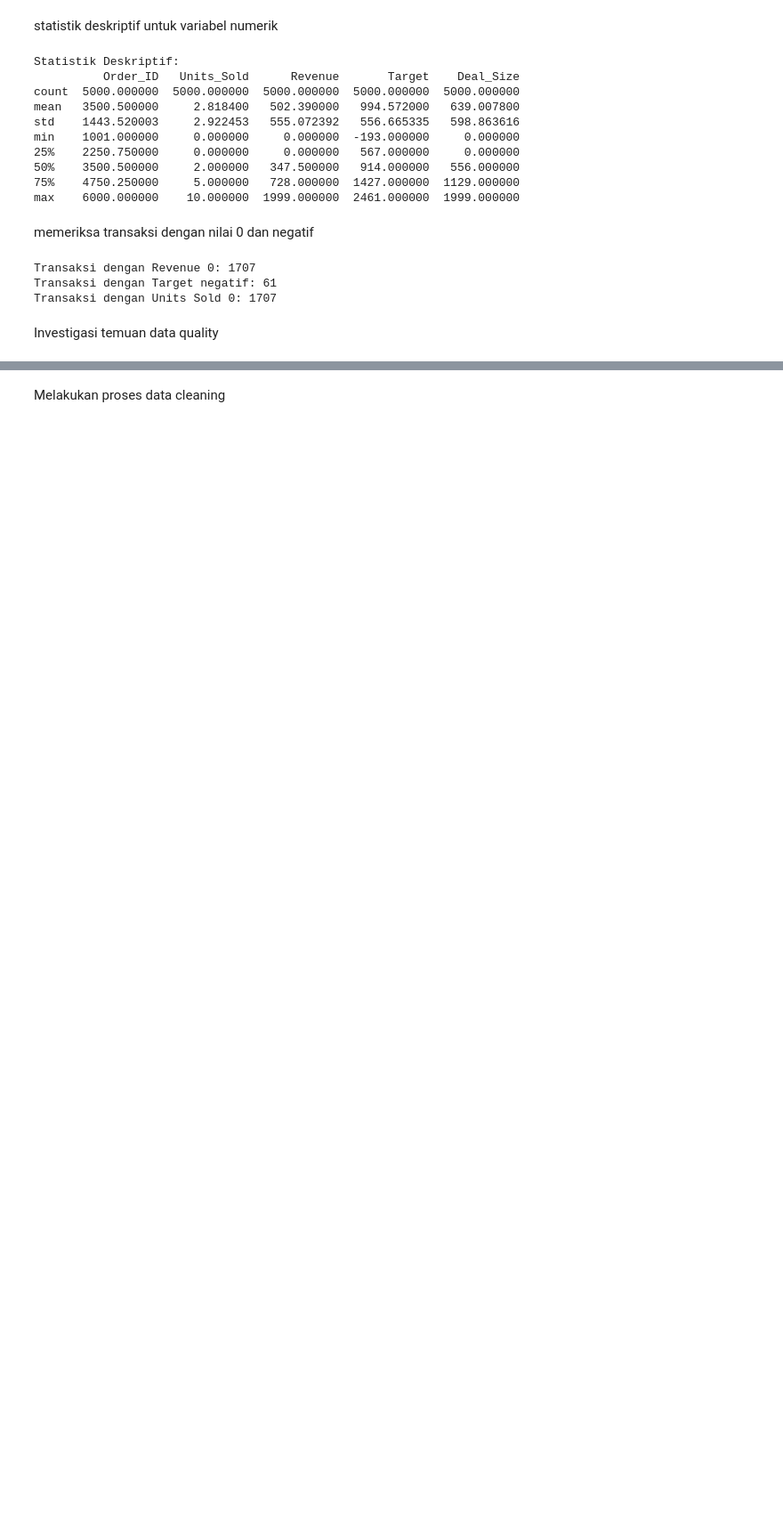
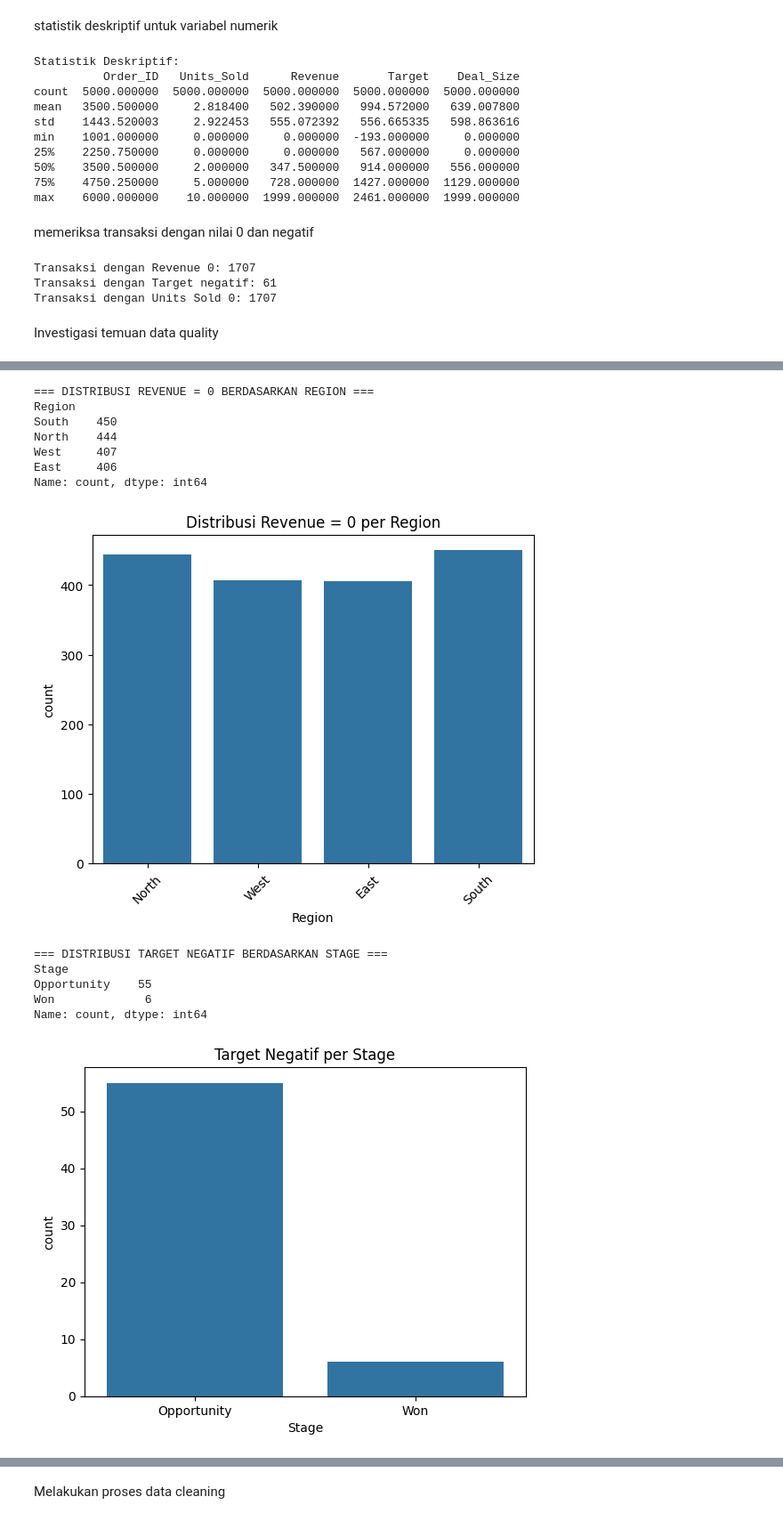
Before and after one commit to Rio-prst/MarketSalesDataAnalysis, a Jupyter notebook: final_project.ipynb, the cells around one changed output, grey strips where cells are left out. Shown at 89% size. Drawn from its saved outputs; the diff is of its cells as text; code cells hidden in the pictures; blank space fills up the shorter version.

```diff
--- a/final_project.ipynb
+++ b/final_project.ipynb
@@ -122,0 +201,41 @@ if len(deal_size_zero) > 0:
+# %%
+import seaborn as sns
+import matplotlib.pyplot as plt
+
+print("\n=== DISTRIBUSI REVENUE = 0 BERDASARKAN REGION ===")
+print(zero_revenue['Region'].value_counts())
+
+sns.countplot(data=zero_revenue, x='Region')
+plt.title("Distribusi Revenue = 0 per Region")
+plt.xticks(rotation=45)
+plt.show()
+
+print("\n=== DISTRIBUSI TARGET NEGATIF BERDASARKAN STAGE ===")
+print(negative_target['Stage'].value_counts())
+
+sns.countplot(data=negative_target, x='Stage')
+plt.title("Target Negatif per Stage")
+plt.show()
+
+print("\n=== DISTRIBUSI DEAL_SIZE = 0 BERDASARKAN CUSTOMER_SEGMENT ===")
+print(deal_size_zero['Customer_Segment'].value_counts())
+
+sns.countplot(data=deal_size_zero, x='Customer_Segment')
+plt.title("Deal Size 0 per Customer Segment")
+plt.xticks(rotation=45)
+plt.show()
+# %% [output]
+=== DISTRIBUSI REVENUE = 0 BERDASARKAN REGION ===
+Region
+South    450
+North    444
+West     407
+East     406
+Name: count, dtype: int64
+[figure, added]
+=== DISTRIBUSI TARGET NEGATIF BERDASARKAN STAGE ===
+Stage
+Opportunity    55
+Won             6
+Name: count, dtype: int64
+[figure, added]
```
Also changed, not shown: parts of 19 cells of this notebook, 3 other files.
